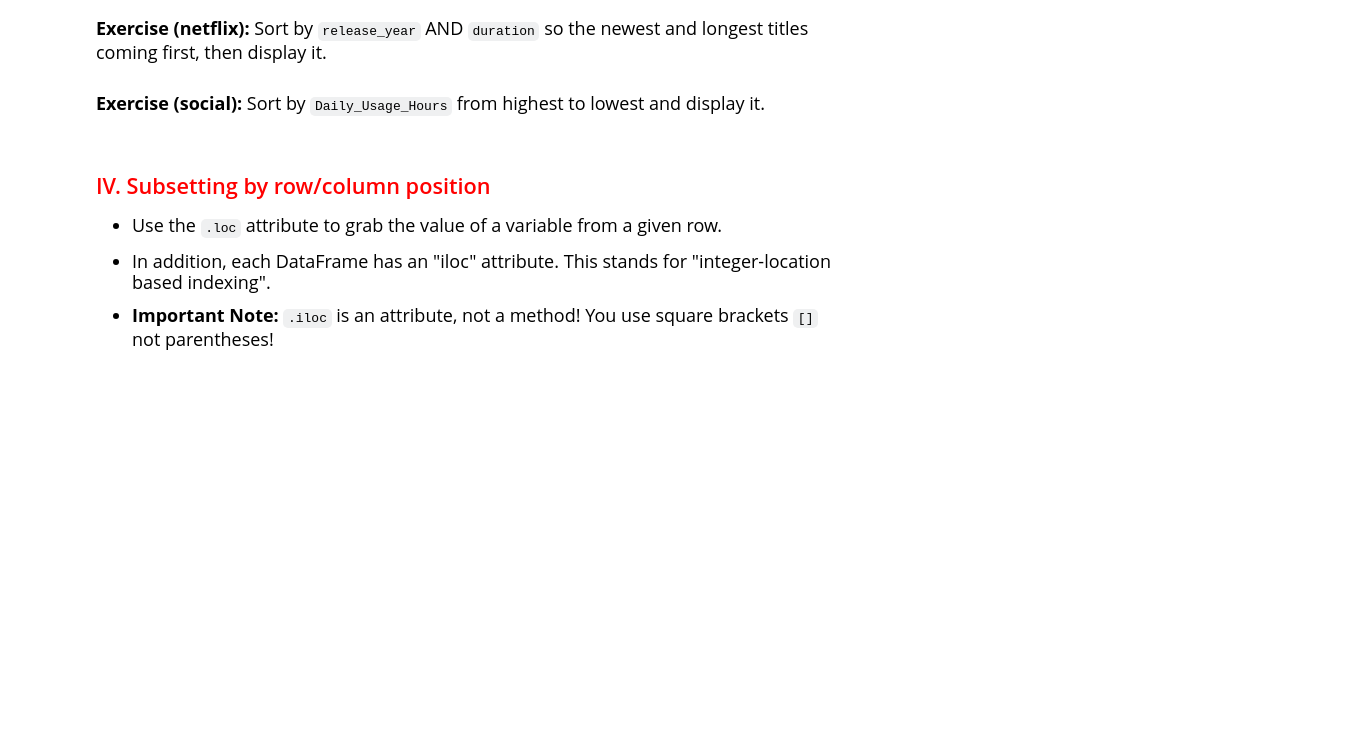
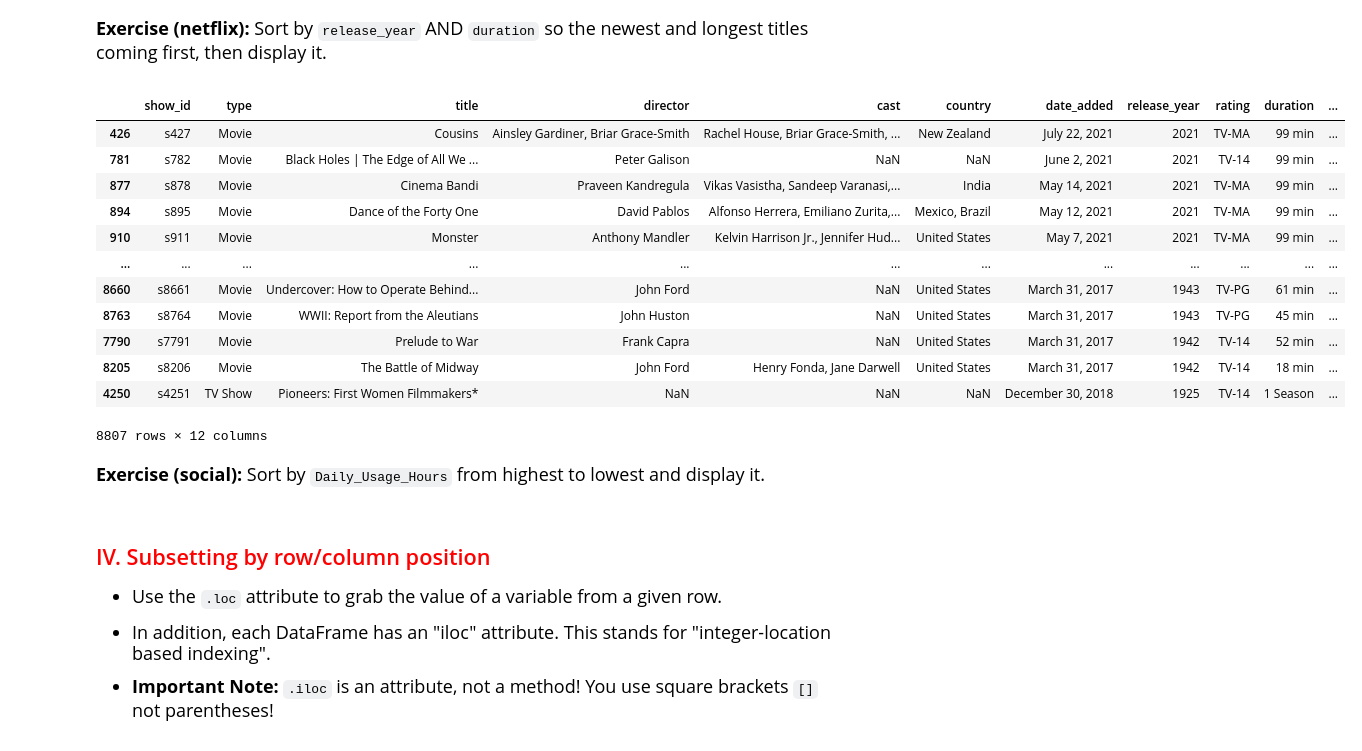
Before and after one commit to aabelnegash/datasci185fall2026, a Jupyter notebook: Lecture_17_Pandas/lecture_17_Pandas_basics.ipynb, the cells around one changed output. Saved outputs shown, nothing was run; the diff lists cells and outputs as text; code cells hidden in the pictures; blank space fills up the shorter version.

```diff
--- a/Lecture_17_Pandas/lecture_17_Pandas_basics.ipynb
+++ b/Lecture_17_Pandas/lecture_17_Pandas_basics.ipynb
@@ -254,8 +436,27 @@ print(carsorted)
 
 
 **Exercise (netflix):** Sort by `release_year` AND `duration` so the newest and longest titles coming first, then display it.
+# %%
+netflix = pd.read_csv("data_raw/exercise_data/netflix_titles.csv")
 # %%
 # your answer here
+netflix_sorted = netflix.sort_values(by=["release_year", "duration"], ascending=[False, False])
+
+display(netflix_sorted)
+# %% [output]
+|  | show_id | type | title | director | cast | country | date_added | release_year | rating | duration | ... |
+| 426 | s427 | Movie | Cousins | Ainsley Gardiner, Briar Grace-Smith | Rachel House, Briar Grace-Smith, ... | New Zealand | July 22, 2021 | 2021 | TV-MA | 99 min | ... |
+| 781 | s782 | Movie | Black Holes | The Edge of All We ... | Peter Galison | NaN | NaN | June 2, 2021 | 2021 | TV-14 | 99 min | ... |
+| 877 | s878 | Movie | Cinema Bandi | Praveen Kandregula | Vikas Vasistha, Sandeep Varanasi,... | India | May 14, 2021 | 2021 | TV-MA | 99 min | ... |
+| 894 | s895 | Movie | Dance of the Forty One | David Pablos | Alfonso Herrera, Emiliano Zurita,... | Mexico, Brazil | May 12, 2021 | 2021 | TV-MA | 99 min | ... |
+| 910 | s911 | Movie | Monster | Anthony Mandler | Kelvin Harrison Jr., Jennifer Hud... | United States | May 7, 2021 | 2021 | TV-MA | 99 min | ... |
+| ... | ... | ... | ... | ... | ... | ... | ... | ... | ... | ... | ... |
+| 8660 | s8661 | Movie | Undercover: How to Operate Behind... | John Ford | NaN | United States | March 31, 2017 | 1943 | TV-PG | 61 min | ... |
+| 8763 | s8764 | Movie | WWII: Report from the Aleutians | John Huston | NaN | United States | March 31, 2017 | 1943 | TV-PG | 45 min | ... |
+| 7790 | s7791 | Movie | Prelude to War | Frank Capra | NaN | United States | March 31, 2017 | 1942 | TV-14 | 52 min | ... |
+| 8205 | s8206 | Movie | The Battle of Midway | John Ford | Henry Fonda, Jane Darwell | United States | March 31, 2017 | 1942 | TV-14 | 18 min | ... |
+| 4250 | s4251 | TV Show | Pioneers: First Women Filmmakers* | NaN | NaN | NaN | December 30, 2018 | 1925 | TV-14 | 1 Season | ... |
+8807 rows × 12 columns
 # %% [markdown]
 <font size = "4">
 
```
Also changed, not shown: parts of 27 cells of this notebook, 1 other file.
